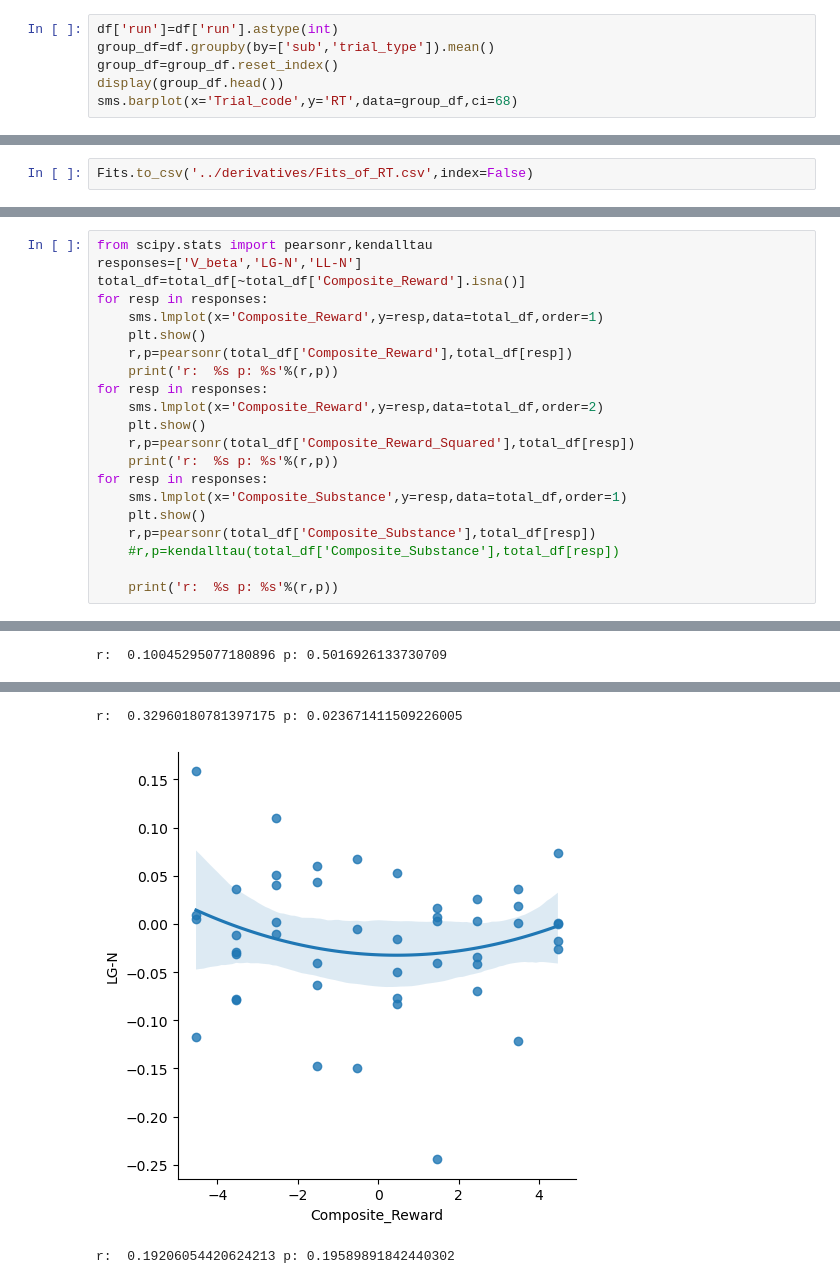
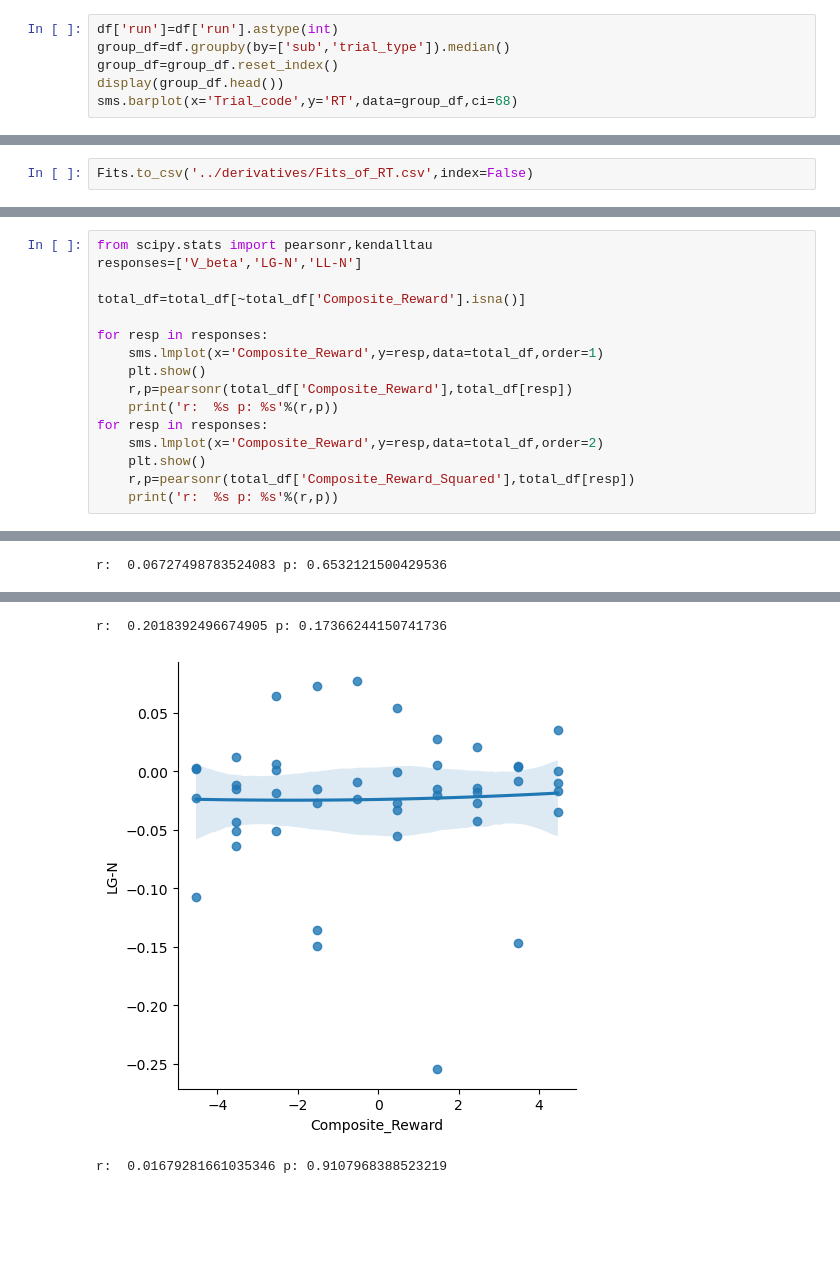
Before and after one commit to DVS-Lab/istart-mid, a Jupyter notebook: code/Behave.ipynb, the cells around one changed output, grey strips where cells are left out. Drawn from its saved outputs; the diff is of its cells as text; blank space fills up the shorter version.

Commit message:
changed RT data back to median based on discussions about skew

```diff
--- a/code/Behave.ipynb
+++ b/code/Behave.ipynb
@@ -174,7 +174,7 @@ df['Trial_code'].unique()
 array([-1,  0, -2,  2,  1])
 # %%
 df['run']=df['run'].astype(int)
-group_df=df.groupby(by=['sub','trial_type']).mean()
+group_df=df.groupby(by=['sub','trial_type']).median()
 group_df=group_df.reset_index()
 display(group_df.head())
 sms.barplot(x='Trial_code',y='RT',data=group_df,ci=68)
@@ -259,7 +259,9 @@ total_df.head()
 # %%
 from scipy.stats import pearsonr,kendalltau
 responses=['V_beta','LG-N','LL-N']
+
 total_df=total_df[~total_df['Composite_Reward'].isna()]
+
 for resp in responses:
     sms.lmplot(x='Composite_Reward',y=resp,data=total_df,order=1)
     plt.show()
@@ -270,11 +272,4 @@ for resp in responses:
     plt.show()
     r,p=pearsonr(total_df['Composite_Reward_Squared'],total_df[resp])
     print('r:  %s p: %s'%(r,p))
-for resp in responses:
-    sms.lmplot(x='Composite_Substance',y=resp,data=total_df,order=1)
-    plt.show()
-    r,p=pearsonr(total_df['Composite_Substance'],total_df[resp])
-    #r,p=kendalltau(total_df['Composite_Substance'],total_df[resp])
-
-    print('r:  %s p: %s'%(r,p))
 # %% [output]
@@ -286 +281 @@ r:  -0.0720631696519086 p: 0.6302581511199793
-r:  0.10045295077180896 p: 0.5016926133730709
+r:  0.06727498783524083 p: 0.6532121500429536
@@ -288,3 +283,3 @@ r:  0.10045295077180896 p: 0.5016926133730709
-r:  0.32960180781397175 p: 0.023671411509226005
+r:  0.2018392496674905 p: 0.17366244150741736
-[figure, old version]
+[figure, new version]
-r:  0.19206054420624213 p: 0.19589891842440302
+r:  0.01679281661035346 p: 0.9107968388523219
```
Also changed, not shown: parts of 5 cells of this notebook, 1 other file.
